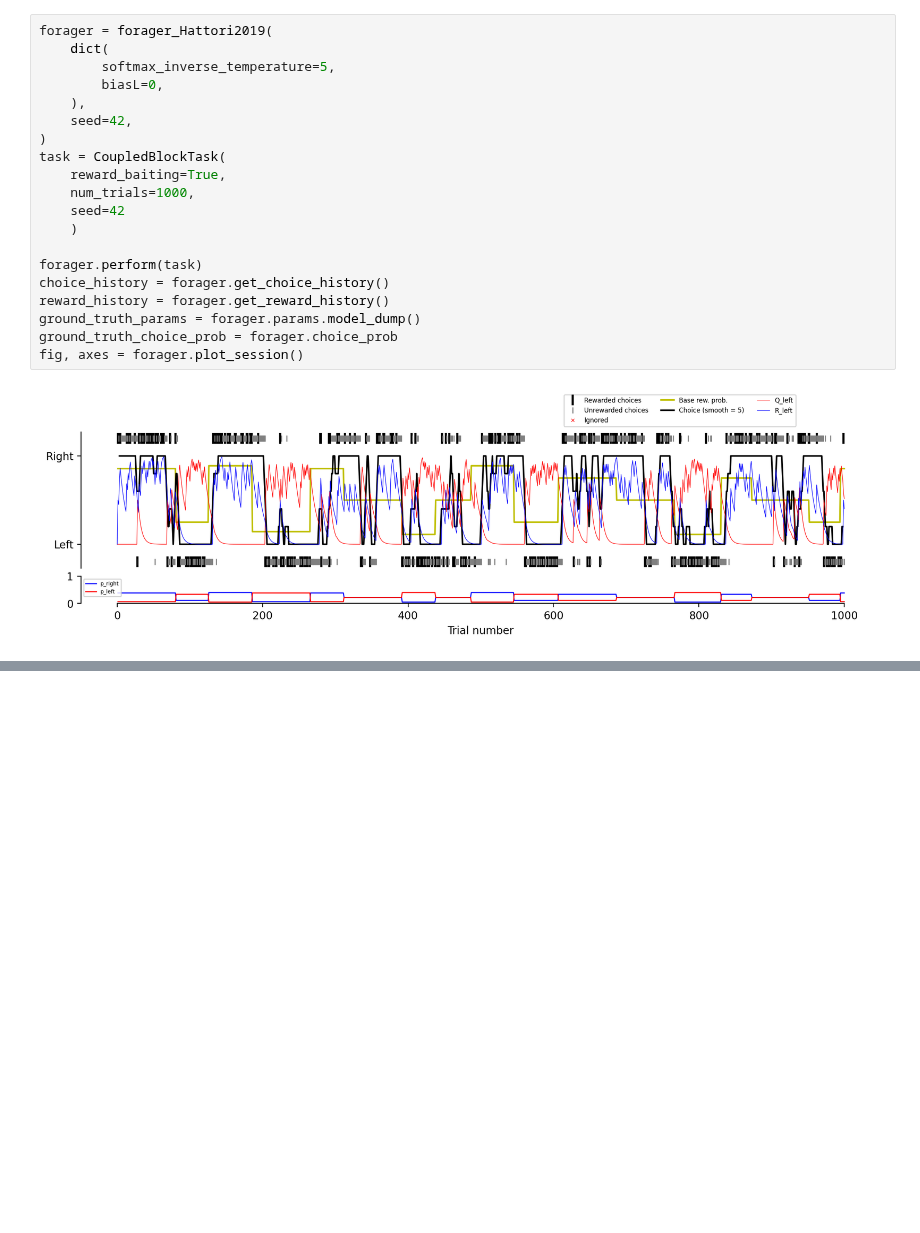
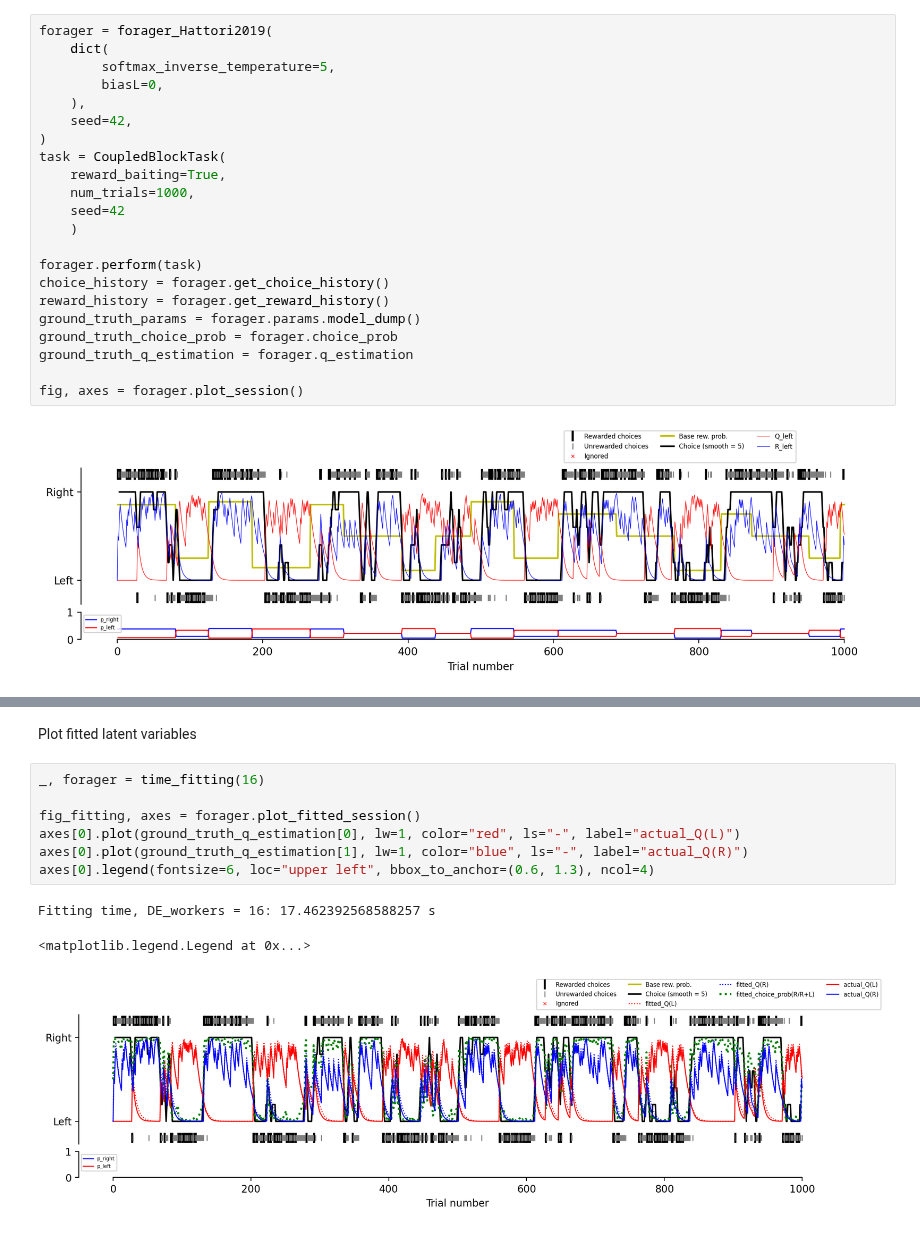
Before and after one commit to AllenNeuralDynamics/aind-dynamic-foraging-models, a Jupyter notebook: notebook/demo_rl_mle_fitting_new_test_time.ipynb, the cells around one changed output, grey strips where cells are left out. Saved outputs shown, nothing was run; the diff lists cells and outputs as text; blank space fills up the shorter version.

```diff
--- a/notebook/demo_rl_mle_fitting_new_test_time.ipynb
+++ b/notebook/demo_rl_mle_fitting_new_test_time.ipynb
@@ -35,6 +35,8 @@ choice_history = forager.get_choice_history()
 reward_history = forager.get_reward_history()
 ground_truth_params = forager.params.model_dump()
 ground_truth_choice_prob = forager.choice_prob
+ground_truth_q_estimation = forager.q_estimation
+
 fig, axes = forager.plot_session()
 # %% [output]
 [figure]
@@ -88,0 +114,13 @@ No fitting result found. Please fit the model first.
+# %% [markdown]
+Plot fitted latent variables
+# %%
+_, forager = time_fitting(16)
+
+fig_fitting, axes = forager.plot_fitted_session()
+axes[0].plot(ground_truth_q_estimation[0], lw=1, color="red", ls="-", label="actual_Q(L)")
+axes[0].plot(ground_truth_q_estimation[1], lw=1, color="blue", ls="-", label="actual_Q(R)")
+axes[0].legend(fontsize=6, loc="upper left", bbox_to_anchor=(0.6, 1.3), ncol=4)
+# %% [output]
+Fitting time, DE_workers = 16: 17.462392568588257 s
+<matplotlib.legend.Legend at 0x...>
+[figure, added]
```
Also changed, not shown: parts of 9 cells of this notebook.
